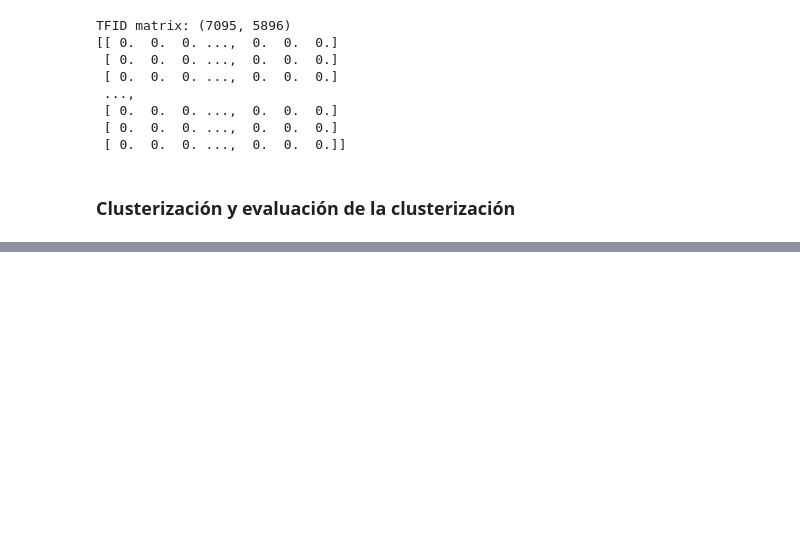
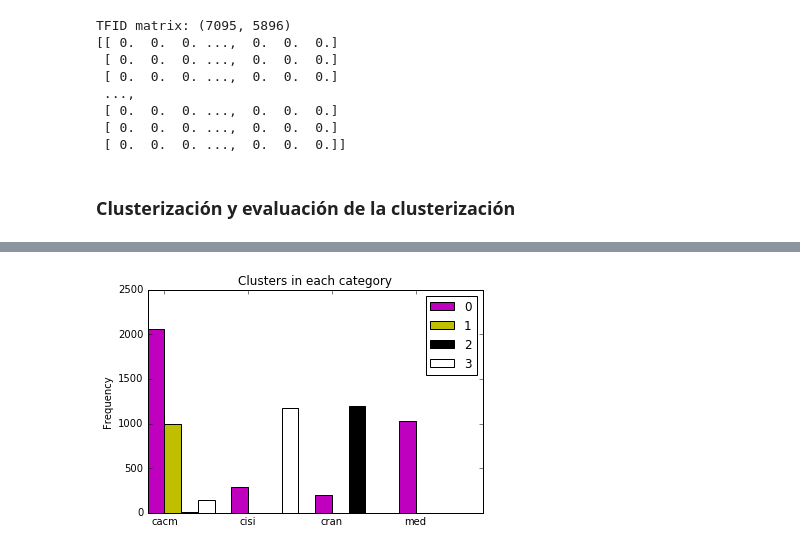
Before and after one commit to lmiguelmh/text-clustering, a Jupyter notebook: classic4stem-clustering.ipynb, the cells around one changed output, grey strips where cells are left out. Drawn from its saved outputs; the diff is of its cells as text; code cells hidden in the pictures; blank space fills up the shorter version.

```diff
--- a/classic4stem-clustering.ipynb
+++ b/classic4stem-clustering.ipynb
@@ -186,0 +241,36 @@ Silhouette Coefficient: 0.015
+# %%
+% matplotlib inline
+
+import numpy as np
+from matplotlib import pyplot
+from numpy import arange
+
+def bar_chart(categories, words, counts, ylabel, title, colors='rgbcmyk', legendloc='upper left'):
+    ind = arange(len(words))
+    width = 1 / (len(categories) + 1)
+    bar_groups = []
+    for c in range(len(categories)):
+        bars = pyplot.bar(ind + c * width, counts[categories[c]], width, color=colors[c % len(colors)])
+        bar_groups.append(bars)
+    pyplot.xticks(ind + width, words)
+    pyplot.legend([b[0] for b in bar_groups], categories, loc=legendloc)
+    pyplot.ylabel(ylabel)
+    pyplot.title(title)
+    pyplot.show()
+
+clusters = np.unique(km.labels_)
+categories = np.unique(labels)
+
+counts = {}
+for i, c in enumerate(clusters[0:50]):
+    counts[c] = len(categories) * [0]
+label_ind = {}
+cnt = 0
+for i, cat in enumerate(categories):
+    label_ind[cat] = cnt
+    cnt += 1
+for l, label in enumerate(labels):
+    counts[km.labels_[l]][label_ind[label]] += 1
+bar_chart(clusters, categories, counts, "Frequency", "Clusters in each category", colors='mykw', legendloc='upper right')
+# %% [output]
+[figure, added]
```
Also changed, not shown: parts of 7 cells of this notebook, 2 other files.
